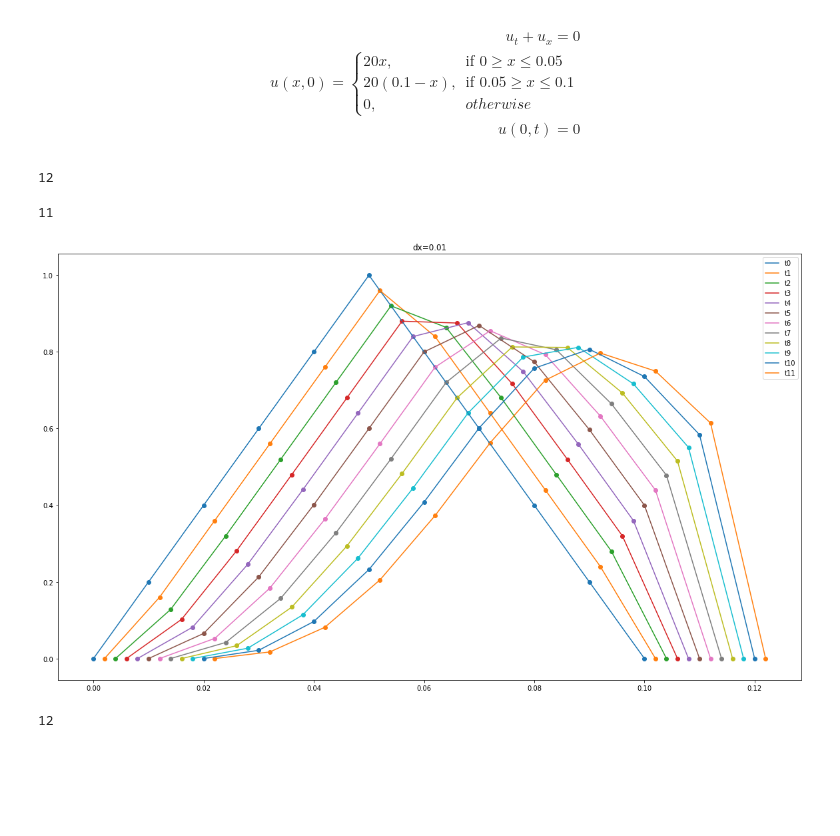
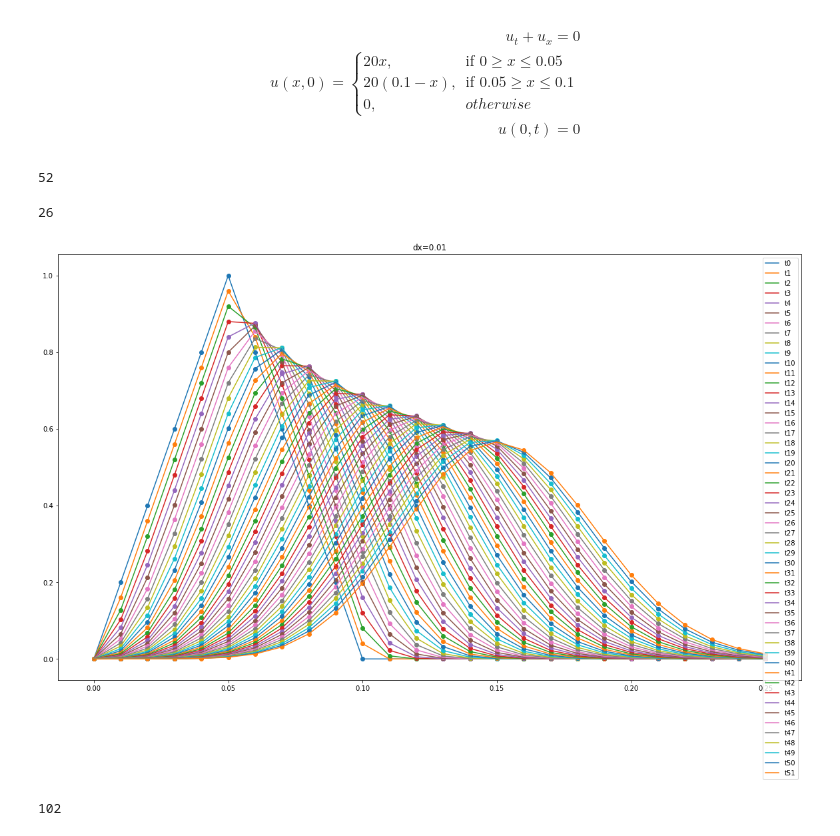
Before and after one commit to rudrasohan/Advanced-Numerical-Techniques, a Jupyter notebook: assignment10.ipynb, the cells around one changed output. Cells and saved outputs as stored; diff of their text form; code cells hidden in the pictures; blank space fills up the shorter version.

```diff
--- a/assignment10.ipynb
+++ b/assignment10.ipynb
@@ -64,7 +64,7 @@ def initilize(cond):
 def Upwind_SOLVER(cond, sols):
     nx = int(np.ceil((cond.xn - cond.x0)/cond.dx))
     u = copy(sols)
-    for i in range(1,nx):
+    for i in range(1,nx+1):
             u[i] = sols[i] - cond.r * (sols[i] - sols[i-1])
     return u
 # %%
@@ -81,37 +81,37 @@ def Solver(cond):
     U_solve.append(u_k)
     return U_solve
 # %%
-cond = Conditions(0.01,0,0.1,10,0.2)
+cond = Conditions(0.01,0,0.25,50,0.2)
 u = Solver(cond)
 len(u)
 # %% [output]
-12
+52
 # %%
 n = int(np.ceil((cond.xn - cond.x0)/cond.dx))
 dt = cond.r*cond.dx
 fig = plt.figure(figsize=(20, 40))
 ax = fig.add_subplot(311)
 ax.set_title("dx=0.01")
 g = []
 print(len(u[0]))
 for i in range(len(u)):
-    x_range = np.arange(cond.x0 + dt*i, cond.xn + dt*i + cond.dx, cond.dx)
-    if (x_range.shape[0] == 12):
-        x_range = x_range[:-1]
+    x_range = np.arange(cond.x0, cond.xn + cond.dx, cond.dx)
+#     if (x_range.shape[0] == 12):
+#         x_range = x_range[:-1]
     ax.plot(x_range, u[i])
     ax.scatter(x_range, u[i])
     g.append("t"+str(i))
 ax.legend(tuple(g))
 fig.show()
 # %% [output]
-11
+26
-[figure, old version]
+[figure, new version]
 # %%
-cond = Conditions(0.001,0,0.1,10,0.2)
+cond = Conditions(0.001,0,0.2,100,0.2)
 u = Solver(cond)
 len(u)
 # %% [output]
-12
+102
 # %%
 n = int(np.ceil((cond.xn - cond.x0)/cond.dx))
 dt = cond.r*cond.dx
```
Also changed, not shown: parts of 1 cell of this notebook, 1 other file.
